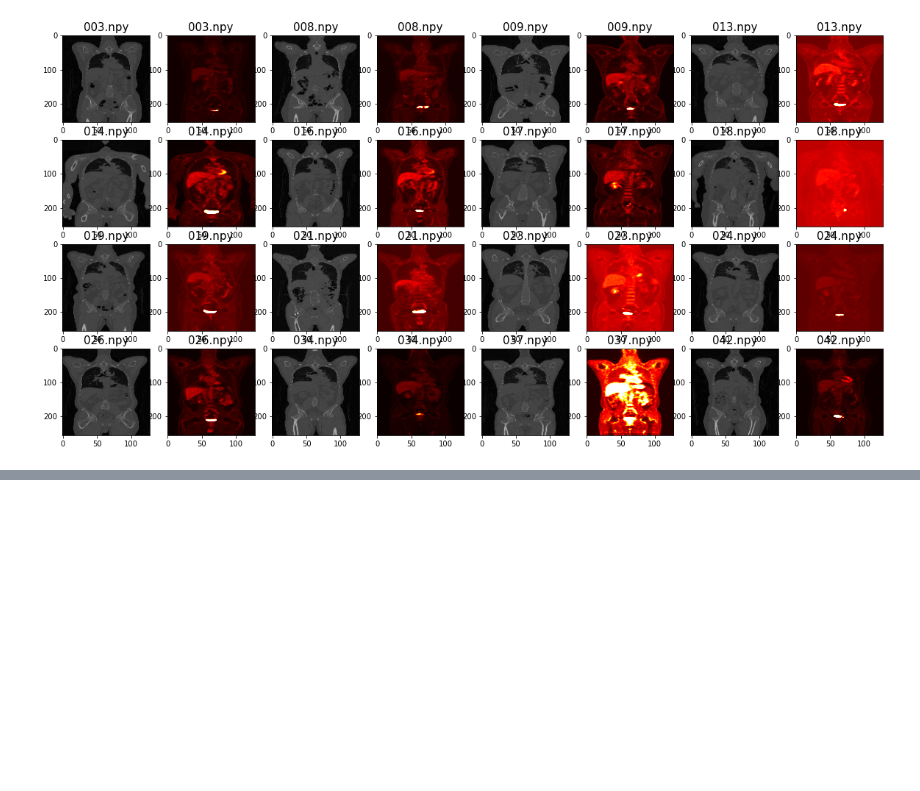
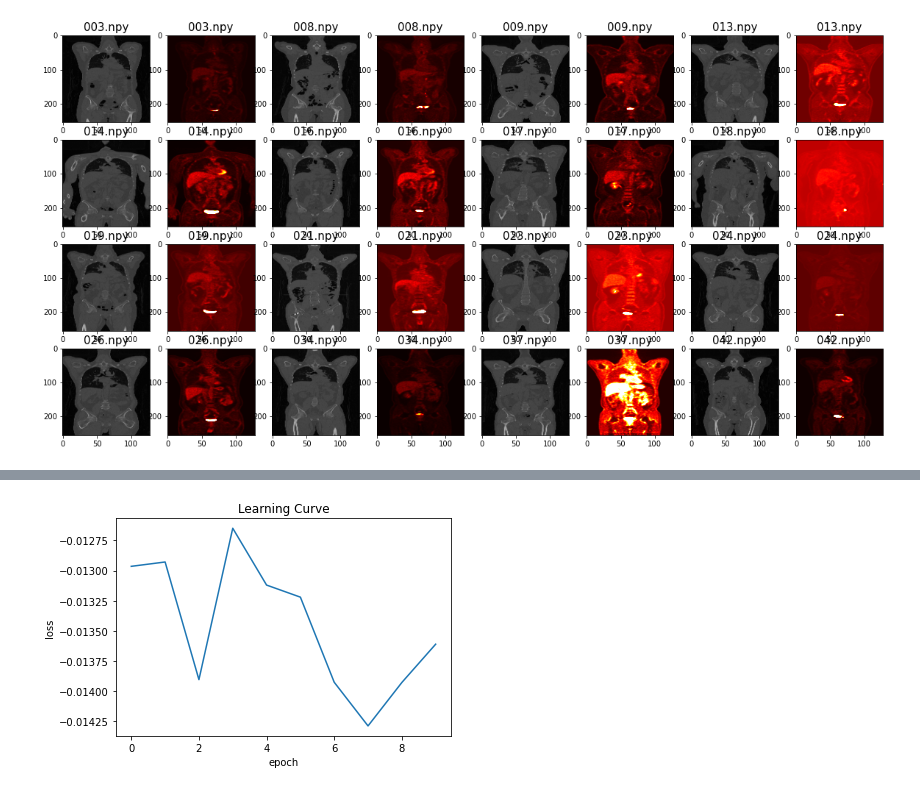
Before and after one commit to rubato-yeong/med_img_registration, a Jupyter notebook: Registration/process.ipynb, the cells around one changed output, grey strips where cells are left out. Drawn from its saved outputs; the diff is of its cells as text; code cells hidden in the pictures; blank space fills up the shorter version.

```diff
--- a/Registration/process.ipynb
+++ b/Registration/process.ipynb
@@ -46,0 +143,18 @@ compare_plot(PATH_1=CT_PATH, PATH_2=PT_PATH, fig=fig, grid=(4,8), vmax=[1, 0.1])
+# %%
+# Model Generation
+model = vxm.networks.VxmDense(input_shape, nb_features, int_steps=0)
+# %%
+# Losses
+# 'NCC' : Similarity
+# Grad('l2') : Regularization
+losses = [vxm.losses.NCC().loss, vxm.losses.Grad('l2').loss]
+lambda_param = 1
+loss_weights = [1, lambda_param]
+# %%
+# Complie
+model.compile(optimizer=tf.keras.optimizers.Adam(learning_rate=1e-3),
+              loss=losses,
+              loss_weights=loss_weights)
+# %%
+# Training
+hist = model.fit(train_generator, epochs=10, steps_per_epoch=16, verbose=1)
@@ -46,0 +182,10 @@ compare_plot(PATH_1=CT_PATH, PATH_2=PT_PATH, fig=fig, grid=(4,8), vmax=[1, 0.1])
+# %%
+# Learning Curve
+plt.figure()
+plt.plot(hist.history['loss'])
+plt.title('Learning Curve')
+plt.xlabel('epoch')
+plt.ylabel('loss')
+plt.show()
+# %% [output]
+[figure, added]
```
Also changed, not shown: parts of 12 cells of this notebook, 2 other files.
